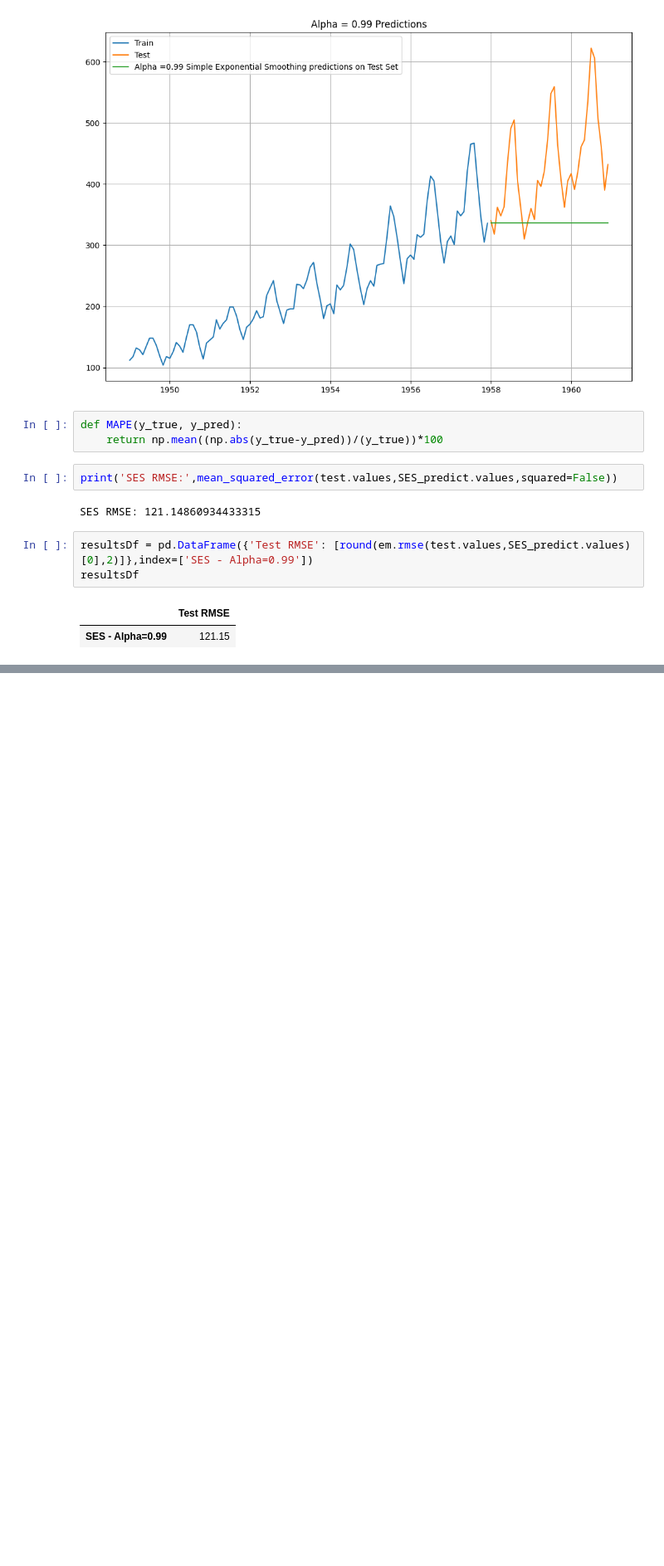
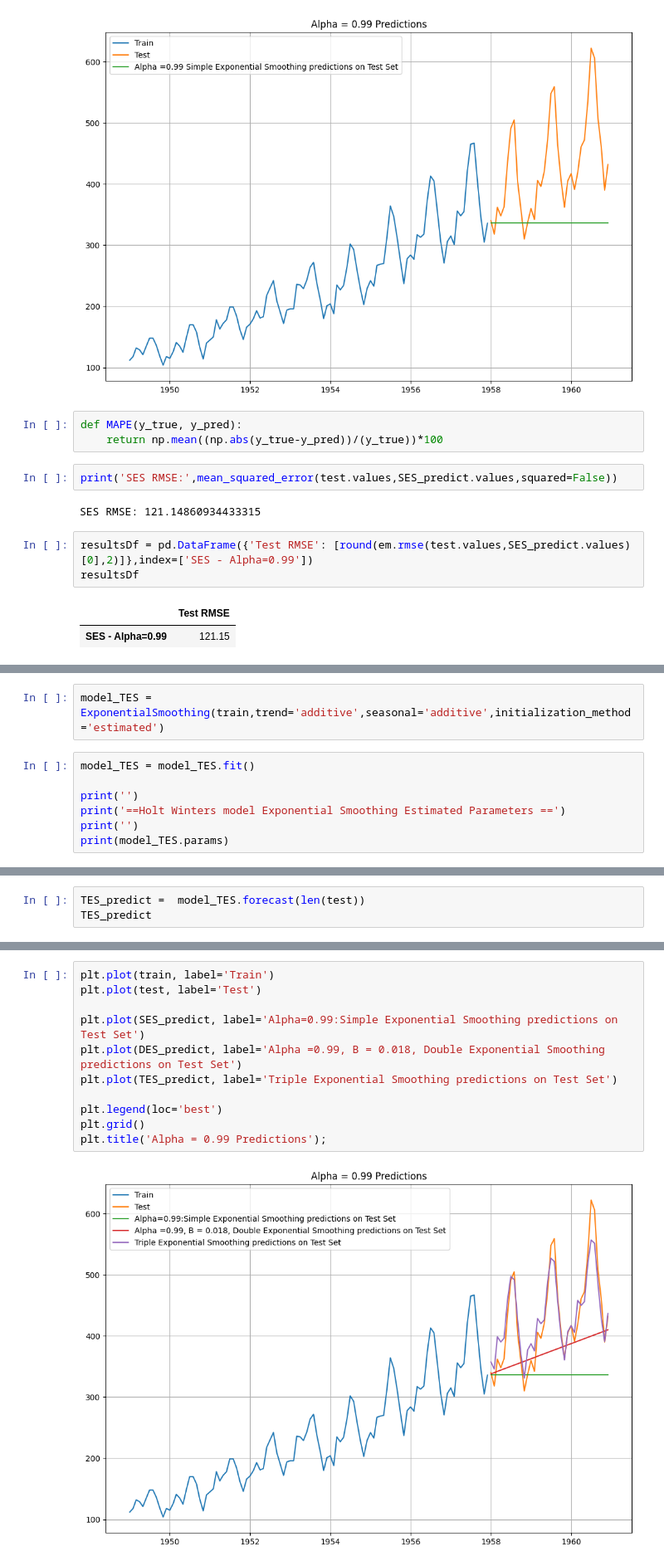
Before and after one commit to the-engrossed/Time_Series_Forecasting, a Jupyter notebook: timeseriesforecasting.ipynb, the cells around one changed output, grey strips where cells are left out. Shown at 83% size. Saved outputs shown, nothing was run; the diff lists cells and outputs as text; blank space fills up the shorter version.

```diff
--- a/timeseriesforecasting.ipynb
+++ b/timeseriesforecasting.ipynb
@@ -188,0 +254,9 @@ resultsDf
+# %%
+model_TES = ExponentialSmoothing(train,trend='additive',seasonal='additive',initialization_method='estimated')
+# %%
+model_TES = model_TES.fit()
+
+print('')
+print('==Holt Winters model Exponential Smoothing Estimated Parameters ==')
+print('')
+print(model_TES.params)
@@ -188,0 +269,3 @@ resultsDf
+# %%
+TES_predict =  model_TES.forecast(len(test))
+TES_predict
@@ -188,0 +290,13 @@ resultsDf
+# %%
+plt.plot(train, label='Train')
+plt.plot(test, label='Test')
+
+plt.plot(SES_predict, label='Alpha=0.99:Simple Exponential Smoothing predictions on Test Set')
+plt.plot(DES_predict, label='Alpha =0.99, B = 0.018, Double Exponential Smoothing predictions on Test Set')
+plt.plot(TES_predict, label='Triple Exponential Smoothing predictions on Test Set')
+
+plt.legend(loc='best')
+plt.grid()
+plt.title('Alpha = 0.99 Predictions');
+# %% [output]
+[figure, added]
```
Also changed, not shown: parts of 12 cells of this notebook.
